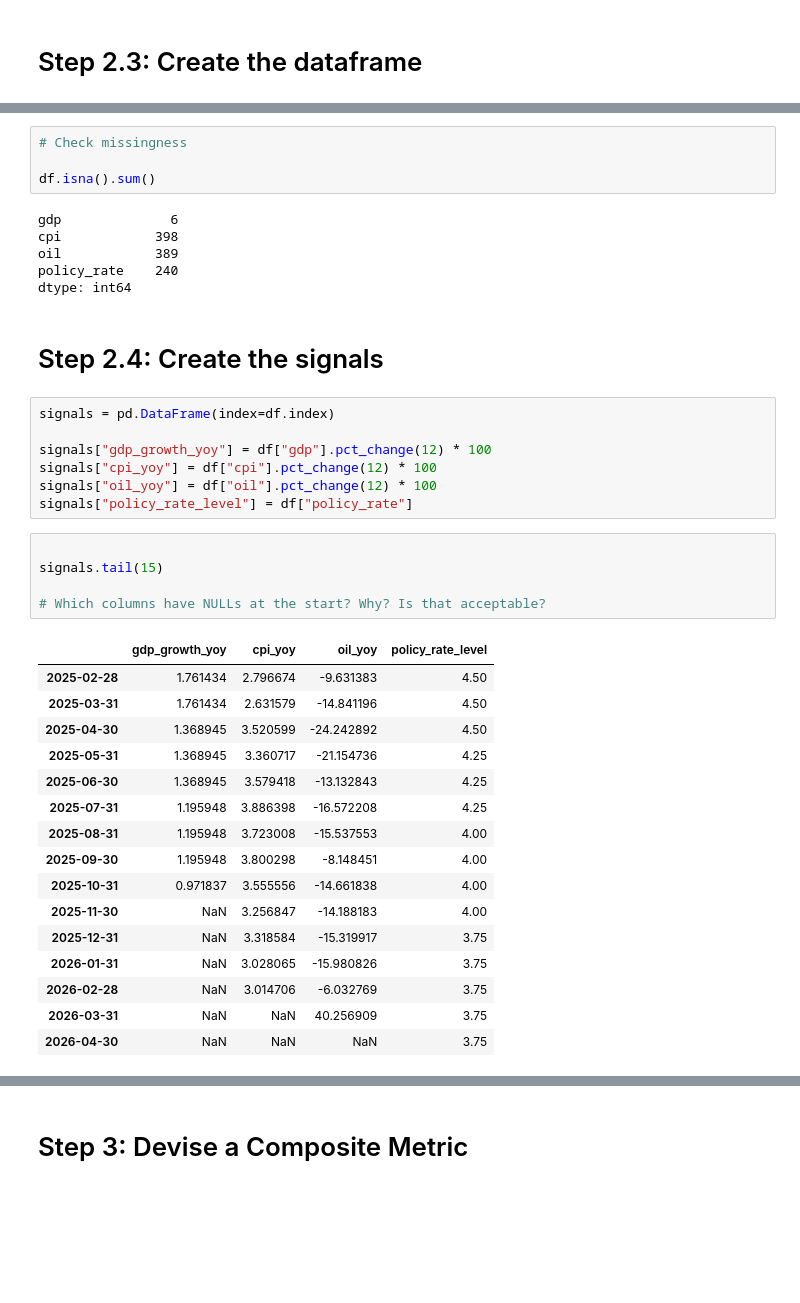
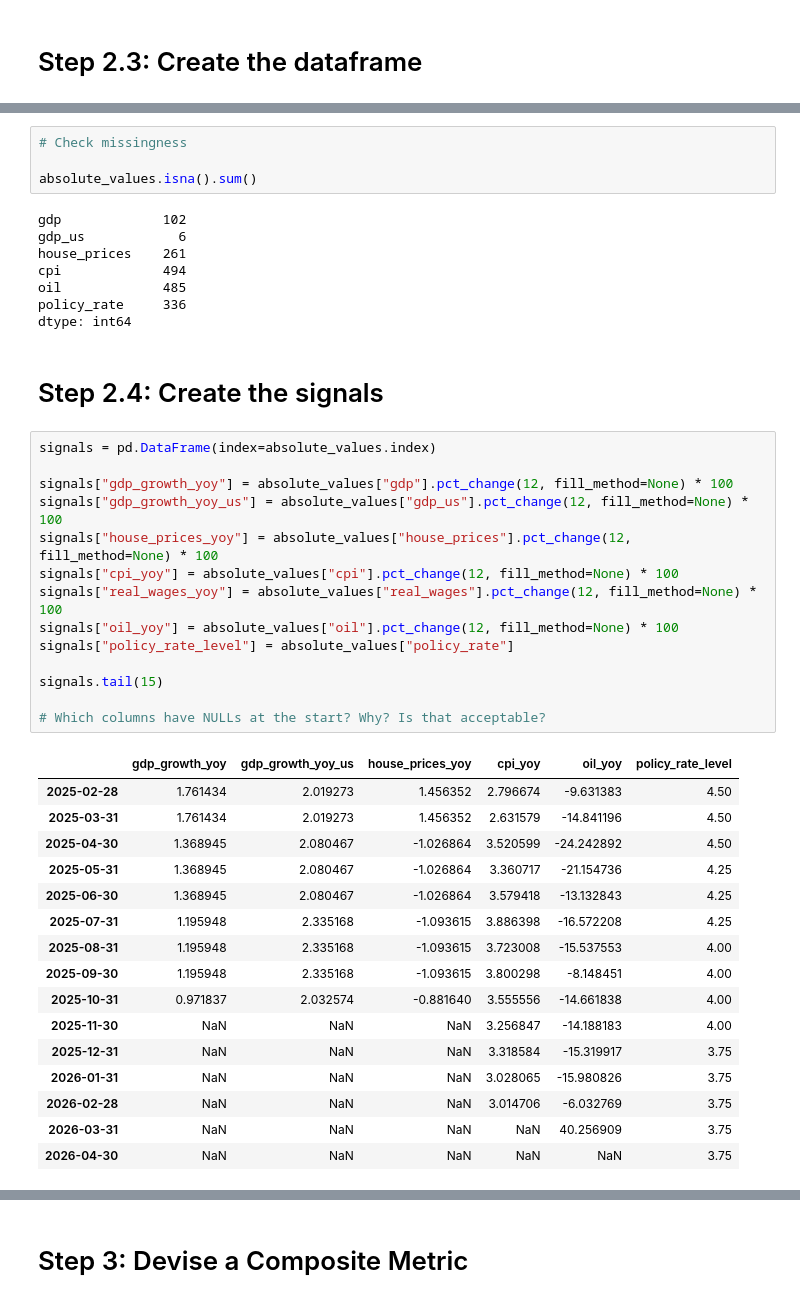
Before and after one commit to crashed-bandicoot/uk-economic-pulse, a Jupyter notebook: notebooks/freeform/UK Economic Pulse.ipynb, the cells around one changed output, grey strips where cells are left out. Saved outputs shown, nothing was run; the diff lists cells and outputs as text; blank space fills up the shorter version.

```diff
--- a/notebooks/freeform/UK Economic Pulse.ipynb
+++ b/notebooks/freeform/UK Economic Pulse.ipynb
@@ -465,44 +545,48 @@ absolute_values = df
 # %%
 # Check missingness
 
-df.isna().sum()
+absolute_values.isna().sum()
 # %% [output]
-gdp              6
-cpi            398
-oil            389
-policy_rate    240
+gdp             102
+gdp_us            6
+house_prices    261
+cpi             494
+oil             485
+policy_rate     336
 dtype: int64
 # %% [markdown]
 # Step 2.4: Create the signals
 # %%
-signals = pd.DataFrame(index=df.index)
+signals = pd.DataFrame(index=absolute_values.index)
 
-signals["gdp_growth_yoy"] = df["gdp"].pct_change(12) * 100
-signals["cpi_yoy"] = df["cpi"].pct_change(12) * 100
-signals["oil_yoy"] = df["oil"].pct_change(12) * 100
-signals["policy_rate_level"] = df["policy_rate"]
+signals["gdp_growth_yoy"] = absolute_values["gdp"].pct_change(12, fill_method=None) * 100
+signals["gdp_growth_yoy_us"] = absolute_values["gdp_us"].pct_change(12, fill_method=None) * 100
+signals["house_prices_yoy"] = absolute_values["house_prices"].pct_change(12, fill_method=None) * 100
+signals["cpi_yoy"] = absolute_values["cpi"].pct_change(12, fill_method=None) * 100
+signals["real_wages_yoy"] = absolute_values["real_wages"].pct_change(12, fill_method=None) * 100
+signals["oil_yoy"] = absolute_values["oil"].pct_change(12, fill_method=None) * 100
+signals["policy_rate_level"] = absolute_values["policy_rate"]
+
+signals.tail(15)
+
+# Which columns have NULLs at the start? Why? Is that acceptable?
+# %% [output]
+|  | gdp_growth_yoy | gdp_growth_yoy_us | house_prices_yoy | cpi_yoy | oil_yoy | policy_rate_level |
+| 2025-02-28 | 1.761434 | 2.019273 | 1.456352 | 2.796674 | -9.631383 | 4.50 |
+| 2025-03-31 | 1.761434 | 2.019273 | 1.456352 | 2.631579 | -14.841196 | 4.50 |
+| 2025-04-30 | 1.368945 | 2.080467 | -1.026864 | 3.520599 | -24.242892 | 4.50 |
+| 2025-05-31 | 1.368945 | 2.080467 | -1.026864 | 3.360717 | -21.154736 | 4.25 |
+| 2025-06-30 | 1.368945 | 2.080467 | -1.026864 | 3.579418 | -13.132843 | 4.25 |
+| 2025-07-31 | 1.195948 | 2.335168 | -1.093615 | 3.886398 | -16.572208 | 4.25 |
+| 2025-08-31 | 1.195948 | 2.335168 | -1.093615 | 3.723008 | -15.537553 | 4.00 |
+| 2025-09-30 | 1.195948 | 2.335168 | -1.093615 | 3.800298 | -8.148451 | 4.00 |
+| 2025-10-31 | 0.971837 | 2.032574 | -0.881640 | 3.555556 | -14.661838 | 4.00 |
+| 2025-11-30 | NaN | NaN | NaN | 3.256847 | -14.188183 | 4.00 |
+| 2025-12-31 | NaN | NaN | NaN | 3.318584 | -15.319917 | 3.75 |
+| 2026-01-31 | NaN | NaN | NaN | 3.028065 | -15.980826 | 3.75 |
+| 2026-02-28 | NaN | NaN | NaN | 3.014706 | -6.032769 | 3.75 |
+| 2026-03-31 | NaN | NaN | NaN | NaN | 40.256909 | 3.75 |
+| 2026-04-30 | NaN | NaN | NaN | NaN | NaN | 3.75 |
-# %%
-
-signals.tail(15)
-
-# Which columns have NULLs at the start? Why? Is that acceptable?
-# %% [output]
-|  | gdp_growth_yoy | cpi_yoy | oil_yoy | policy_rate_level |
-| 2025-02-28 | 1.761434 | 2.796674 | -9.631383 | 4.50 |
-| 2025-03-31 | 1.761434 | 2.631579 | -14.841196 | 4.50 |
-| 2025-04-30 | 1.368945 | 3.520599 | -24.242892 | 4.50 |
-| 2025-05-31 | 1.368945 | 3.360717 | -21.154736 | 4.25 |
-| 2025-06-30 | 1.368945 | 3.579418 | -13.132843 | 4.25 |
-| 2025-07-31 | 1.195948 | 3.886398 | -16.572208 | 4.25 |
-| 2025-08-31 | 1.195948 | 3.723008 | -15.537553 | 4.00 |
-| 2025-09-30 | 1.195948 | 3.800298 | -8.148451 | 4.00 |
-| 2025-10-31 | 0.971837 | 3.555556 | -14.661838 | 4.00 |
-| 2025-11-30 | NaN | 3.256847 | -14.188183 | 4.00 |
-| 2025-12-31 | NaN | 3.318584 | -15.319917 | 3.75 |
-| 2026-01-31 | NaN | 3.028065 | -15.980826 | 3.75 |
-| 2026-02-28 | NaN | 3.014706 | -6.032769 | 3.75 |
-| 2026-03-31 | NaN | NaN | 40.256909 | 3.75 |
-| 2026-04-30 | NaN | NaN | NaN | 3.75 |
 # %%
 fig, axes = plt.subplots(2, 2, figsize=(12, 8))
 
```
Also changed, not shown: parts of 11 cells of this notebook, 3 other files.
